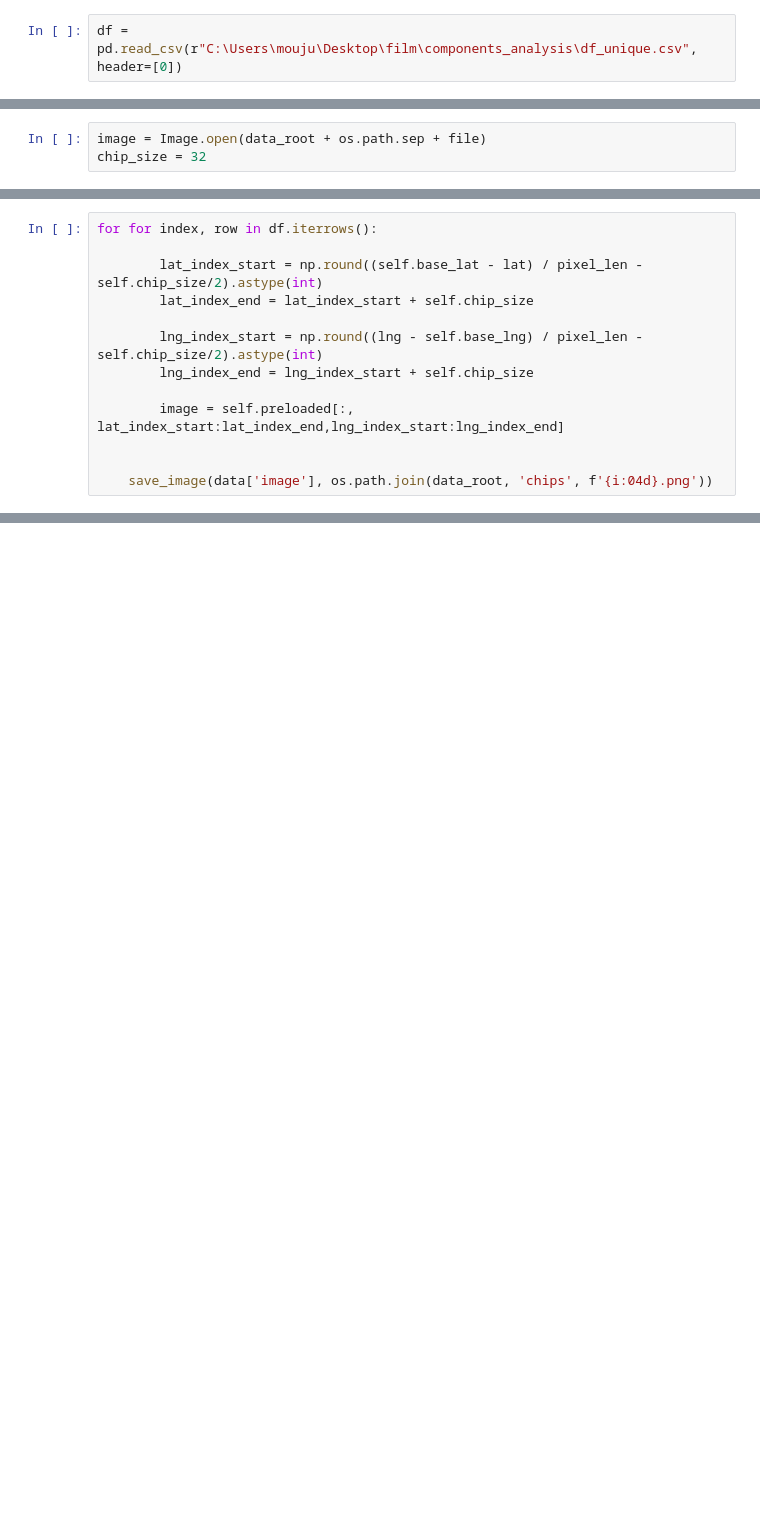
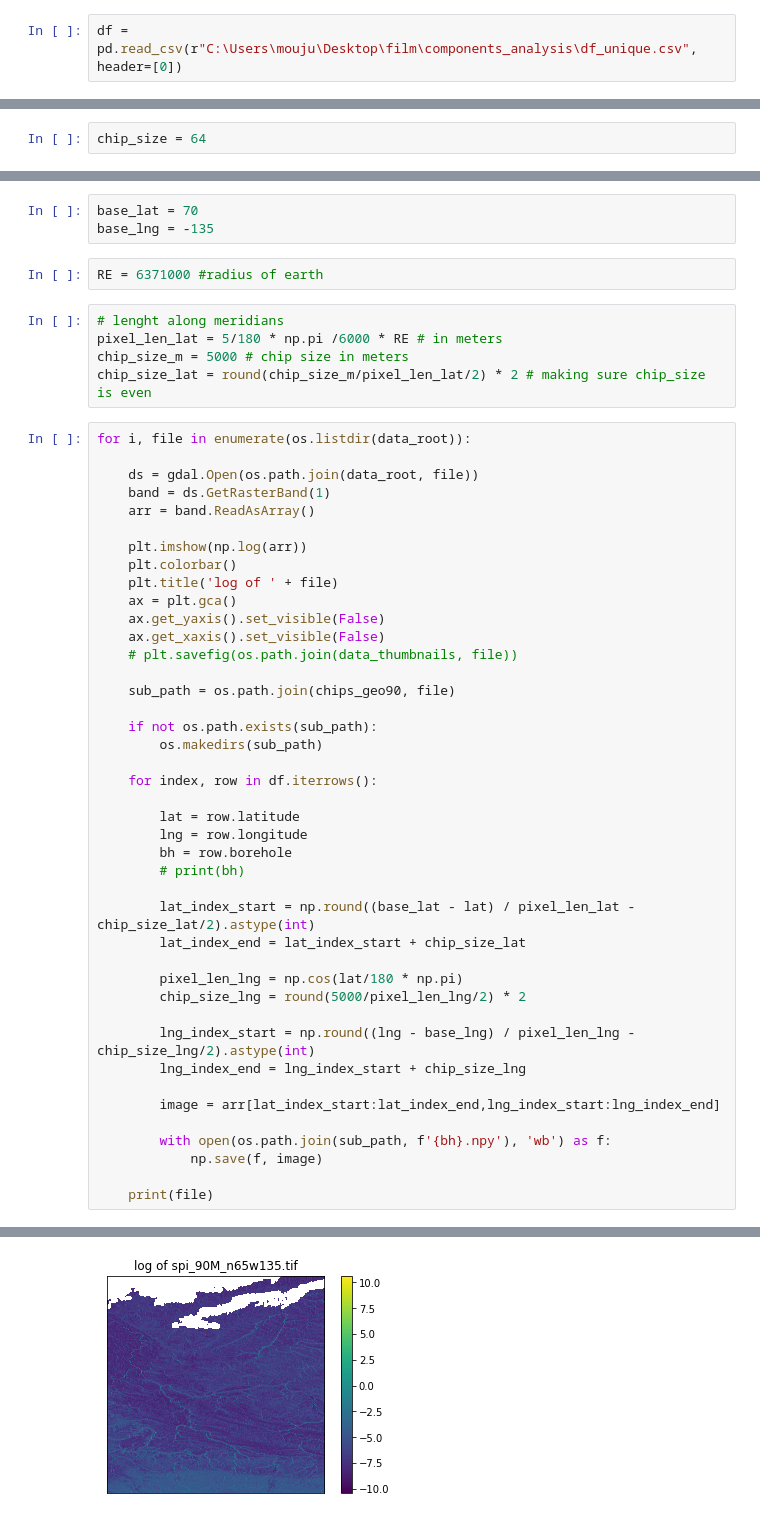
Before and after one commit to bqianz/film, a Jupyter notebook: create_chips.ipynb, the cells around one changed output, grey strips where cells are left out. Saved outputs shown, nothing was run; the diff lists cells and outputs as text; blank space fills up the shorter version.

```diff
--- a/create_chips.ipynb
+++ b/create_chips.ipynb
@@ -10,3 +34,2 @@ data_root = r"C:\Users\mouju\Desktop\film\geomorph_data_test"
 # %%
-image = Image.open(data_root + os.path.sep + file)
-chip_size = 32
+chip_size = 64
@@ -13,13 +38,53 @@ chip_size = 32
+# %%
+base_lat = 70
+base_lng = -135
+# %%
+RE = 6371000 #radius of earth
+# %%
+# lenght along meridians
+pixel_len_lat = 5/180 * np.pi /6000 * RE # in meters
+chip_size_m = 5000 # chip size in meters
+chip_size_lat = round(chip_size_m/pixel_len_lat/2) * 2 # making sure chip_size is even
 # %%
-for for index, row in df.iterrows():
+for i, file in enumerate(os.listdir(data_root)):
 
-        lat_index_start = np.round((self.base_lat - lat) / pixel_len - self.chip_size/2).astype(int)
-        lat_index_end = lat_index_start + self.chip_size
+    ds = gdal.Open(os.path.join(data_root, file))
+    band = ds.GetRasterBand(1)
+    arr = band.ReadAsArray()
 
-        lng_index_start = np.round((lng - self.base_lng) / pixel_len - self.chip_size/2).astype(int)
-        lng_index_end = lng_index_start + self.chip_size
+    plt.imshow(np.log(arr))
+    plt.colorbar()
+    plt.title('log of ' + file)
+    ax = plt.gca()
+    ax.get_yaxis().set_visible(False)
+    ax.get_xaxis().set_visible(False)
+    # plt.savefig(os.path.join(data_thumbnails, file))
 
-        image = self.preloaded[:, lat_index_start:lat_index_end,lng_index_start:lng_index_end]
+    sub_path = os.path.join(chips_geo90, file)
 
+    if not os.path.exists(sub_path):
+        os.makedirs(sub_path)
 
-    save_image(data['image'], os.path.join(data_root, 'chips', f'{i:04d}.png'))
+    for index, row in df.iterrows():
+
+        lat = row.latitude
+        lng = row.longitude
+        bh = row.borehole
+        # print(bh)
+
+        lat_index_start = np.round((base_lat - lat) / pixel_len_lat - chip_size_lat/2).astype(int)
+        lat_index_end = lat_index_start + chip_size_lat
+
+        pixel_len_lng = np.cos(lat/180 * np.pi)
+        chip_size_lng = round(5000/pixel_len_lng/2) * 2
+
+        lng_index_start = np.round((lng - base_lng) / pixel_len_lng - chip_size_lng/2).astype(int)
+        lng_index_end = lng_index_start + chip_size_lng
+
+        image = arr[lat_index_start:lat_index_end,lng_index_start:lng_index_end]
+
+        with open(os.path.join(sub_path, f'{bh}.npy'), 'wb') as f:
+            np.save(f, image)
+
+    print(file)
+# %% [output]
@@ -25,0 +93 @@ for for index, row in df.iterrows():
+[figure, added]
```
Also changed, not shown: parts of 6 cells of this notebook, 4 other files.
